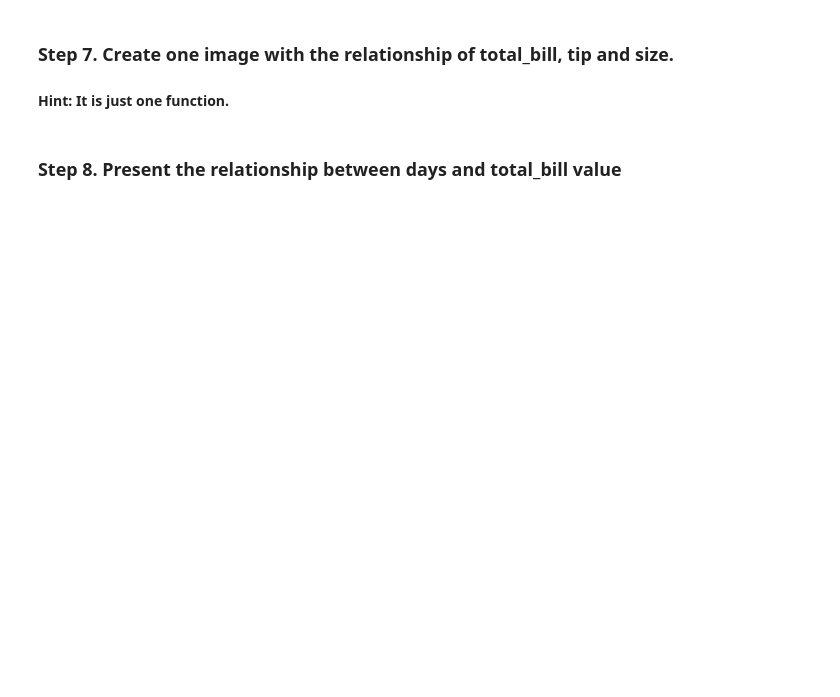
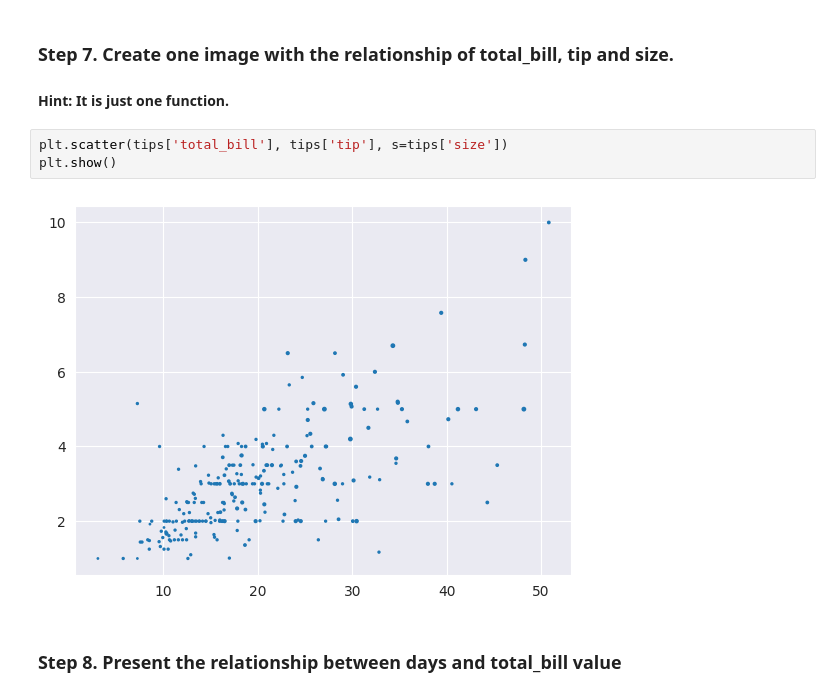
Before and after one commit to Mazako/pandas_exercises, a Jupyter notebook: 07_Visualization/Tips/Exercises.ipynb, the cells around one changed output. Drawn from its saved outputs; the diff is of its cells as text; blank space fills up the shorter version.

```diff
--- a/07_Visualization/Tips/Exercises.ipynb
+++ b/07_Visualization/Tips/Exercises.ipynb
@@ -62,5 +68,10 @@ sns.histplot(tips, x='tip', stat='density')
 # %% [markdown]
 ### Step 7.  Create one image with the relationship of total_bill, tip and size.
 #### Hint: It is just one function.
+# %%
+plt.scatter(tips['total_bill'], tips['tip'], s=tips['size'])
+plt.show()
+# %% [output]
+[figure, added]
 # %% [markdown]
 ### Step 8. Present the relationship between days and total_bill value
```
Also changed, not shown: parts of 7 cells of this notebook, 1 other file.
